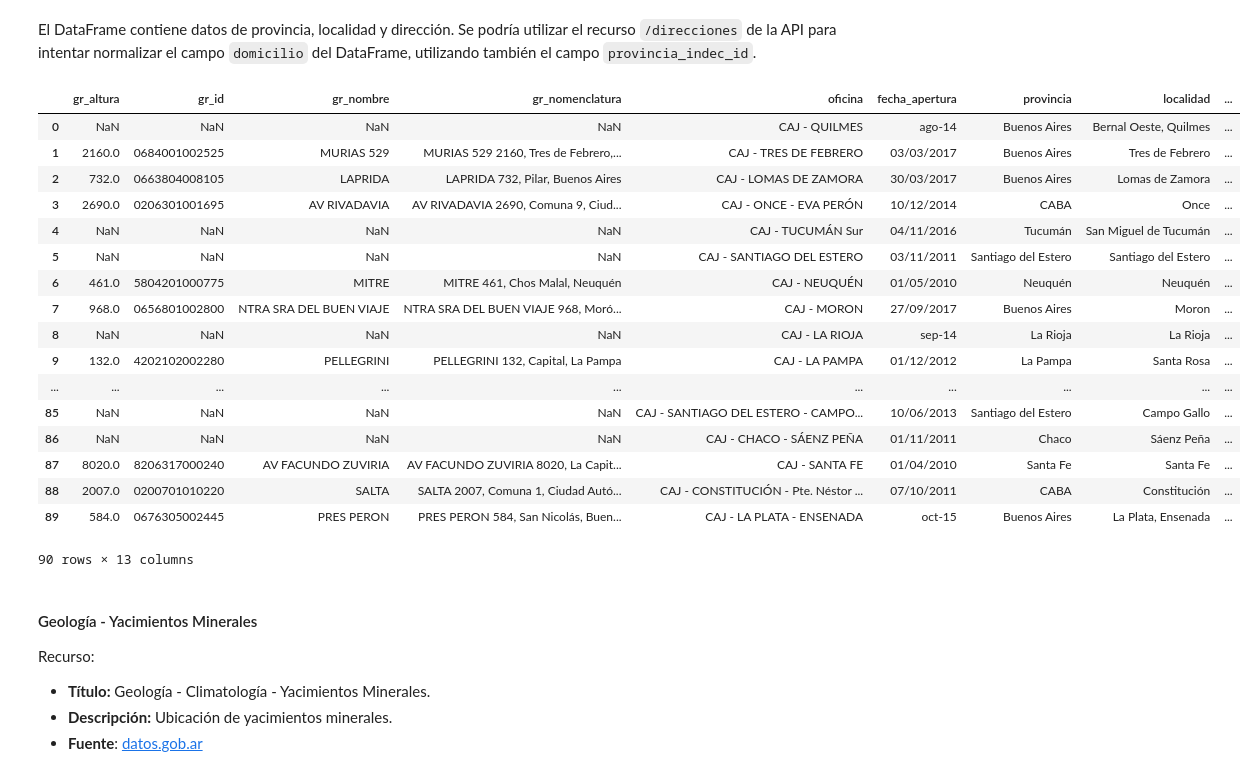
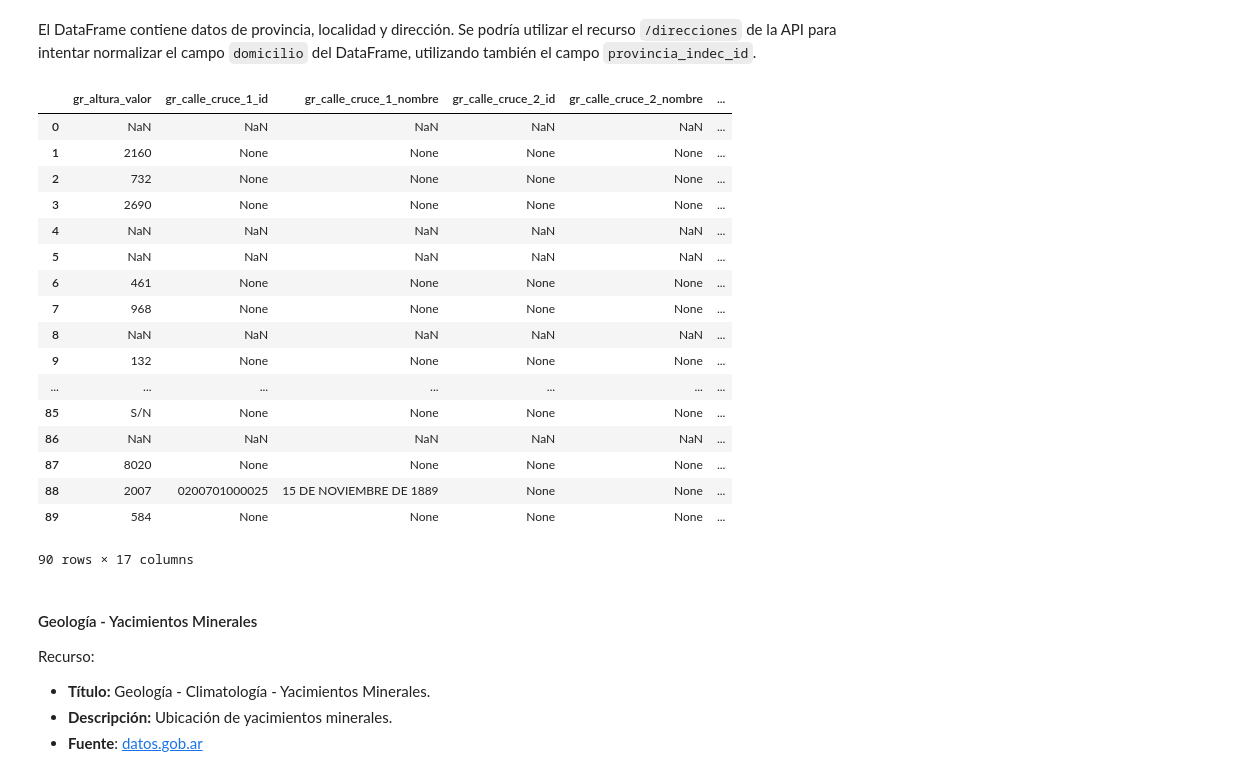
Before and after one commit to datosgobar/taller-georef-pyconar-2018, a Jupyter notebook: pyconar.ipynb, the cells around one changed output. Cells and saved outputs as stored; diff of their text form; code cells hidden in the pictures.

```diff
--- a/pyconar.ipynb
+++ b/pyconar.ipynb
@@ -577,30 +596,30 @@ El DataFrame contiene datos de provincia, localidad y dirección. Se podría uti
 # %%
 georef_normalize_entities(
     df_justicia,
     'direcciones',
     {'direccion': 'domicilio', 'provincia': 'provincia_indec_id'},
-    {'campos': 'altura, id, nombre, nomenclatura'},
+    {'campos': 'basico'},
     prefix='gr_'
 )
 # %% [output]
-|  | gr_altura | gr_id | gr_nombre | gr_nomenclatura | oficina | fecha_apertura | provincia | localidad | ... |
-| 0 | NaN | NaN | NaN | NaN | CAJ - QUILMES | ago-14 | Buenos Aires | Bernal Oeste, Quilmes | ... |
-| 1 | 2160.0 | 0684001002525 | MURIAS 529 | MURIAS 529 2160, Tres de Febrero,... | CAJ - TRES DE FEBRERO | 03/03/2017 | Buenos Aires | Tres de Febrero | ... |
-| 2 | 732.0 | 0663804008105 | LAPRIDA | LAPRIDA 732, Pilar, Buenos Aires | CAJ - LOMAS DE ZAMORA | 30/03/2017 | Buenos Aires | Lomas de Zamora | ... |
-| 3 | 2690.0 | 0206301001695 | AV RIVADAVIA | AV RIVADAVIA 2690, Comuna 9, Ciud... | CAJ - ONCE - EVA PERÓN | 10/12/2014 | CABA | Once | ... |
-| 4 | NaN | NaN | NaN | NaN | CAJ - TUCUMÁN Sur | 04/11/2016 | Tucumán | San Miguel de Tucumán | ... |
-| 5 | NaN | NaN | NaN | NaN | CAJ - SANTIAGO DEL ESTERO | 03/11/2011 | Santiago del Estero | Santiago del Estero | ... |
-| 6 | 461.0 | 5804201000775 | MITRE | MITRE 461, Chos Malal, Neuquén | CAJ - NEUQUÉN | 01/05/2010 | Neuquén | Neuquén | ... |
-| 7 | 968.0 | 0656801002800 | NTRA SRA DEL BUEN VIAJE | NTRA SRA DEL BUEN VIAJE 968, Moró... | CAJ - MORON | 27/09/2017 | Buenos Aires | Moron | ... |
-| 8 | NaN | NaN | NaN | NaN | CAJ - LA RIOJA | sep-14 | La Rioja | La Rioja | ... |
-| 9 | 132.0 | 4202102002280 | PELLEGRINI | PELLEGRINI 132, Capital, La Pampa | CAJ - LA PAMPA | 01/12/2012 | La Pampa | Santa Rosa | ... |
-| ... | ... | ... | ... | ... | ... | ... | ... | ... | ... |
-| 85 | NaN | NaN | NaN | NaN | CAJ - SANTIAGO DEL ESTERO - CAMPO... | 10/06/2013 | Santiago del Estero | Campo Gallo | ... |
-| 86 | NaN | NaN | NaN | NaN | CAJ - CHACO - SÁENZ PEÑA | 01/11/2011 | Chaco | Sáenz Peña | ... |
-| 87 | 8020.0 | 8206317000240 | AV FACUNDO ZUVIRIA | AV FACUNDO ZUVIRIA 8020, La Capit... | CAJ - SANTA FE | 01/04/2010 | Santa Fe | Santa Fe | ... |
-| 88 | 2007.0 | 0200701010220 | SALTA | SALTA 2007, Comuna 1, Ciudad Autó... | CAJ - CONSTITUCIÓN - Pte. Néstor ... | 07/10/2011 | CABA | Constitución | ... |
-| 89 | 584.0 | 0676305002445 | PRES PERON | PRES PERON 584, San Nicolás, Buen... | CAJ - LA PLATA - ENSENADA | oct-15 | Buenos Aires | La Plata, Ensenada | ... |
+|  | gr_altura_valor | gr_calle_cruce_1_id | gr_calle_cruce_1_nombre | gr_calle_cruce_2_id | gr_calle_cruce_2_nombre | ... |
+| 0 | NaN | NaN | NaN | NaN | NaN | ... |
+| 1 | 2160 | None | None | None | None | ... |
+| 2 | 732 | None | None | None | None | ... |
+| 3 | 2690 | None | None | None | None | ... |
+| 4 | NaN | NaN | NaN | NaN | NaN | ... |
+| 5 | NaN | NaN | NaN | NaN | NaN | ... |
+| 6 | 461 | None | None | None | None | ... |
+| 7 | 968 | None | None | None | None | ... |
+| 8 | NaN | NaN | NaN | NaN | NaN | ... |
+| 9 | 132 | None | None | None | None | ... |
+| ... | ... | ... | ... | ... | ... | ... |
+| 85 | S/N | None | None | None | None | ... |
+| 86 | NaN | NaN | NaN | NaN | NaN | ... |
+| 87 | 8020 | None | None | None | None | ... |
+| 88 | 2007 | 0200701000025 | 15 DE NOVIEMBRE DE 1889 | None | None | ... |
+| 89 | 584 | None | None | None | None | ... |
-90 rows × 13 columns
+90 rows × 17 columns
 # %% [markdown]
 #### Geología - Yacimientos Minerales
 Recurso:
```
Also changed, not shown: parts of 26 cells of this notebook.
